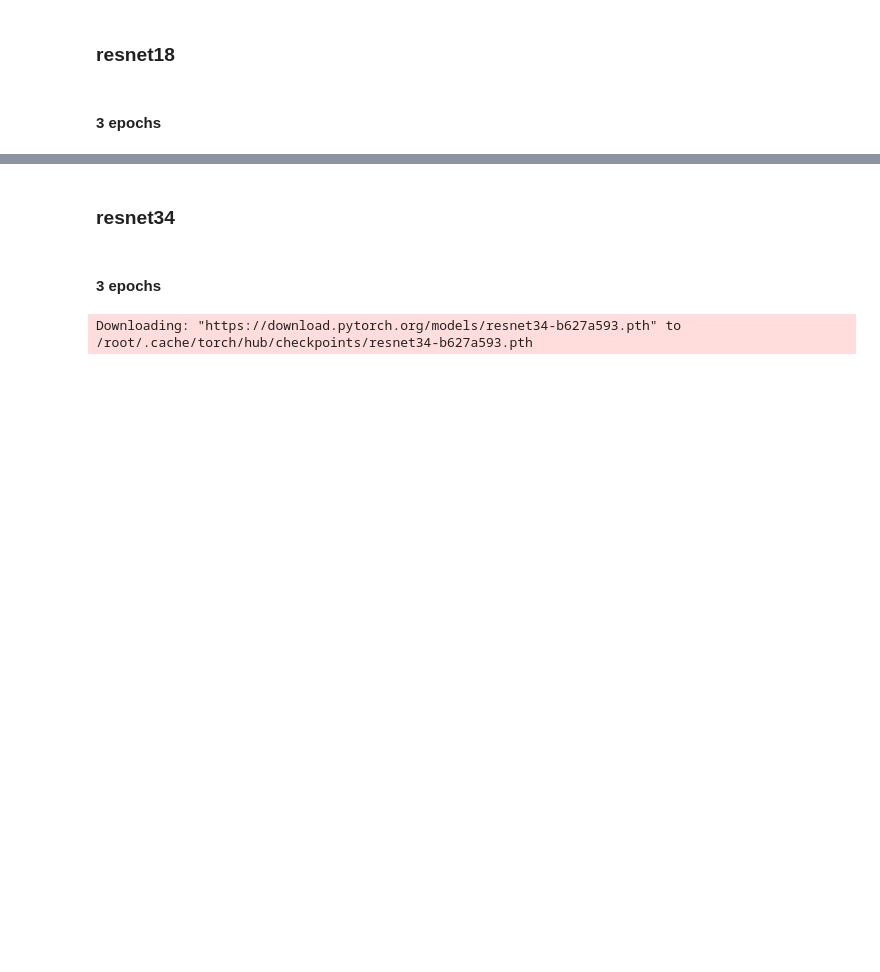
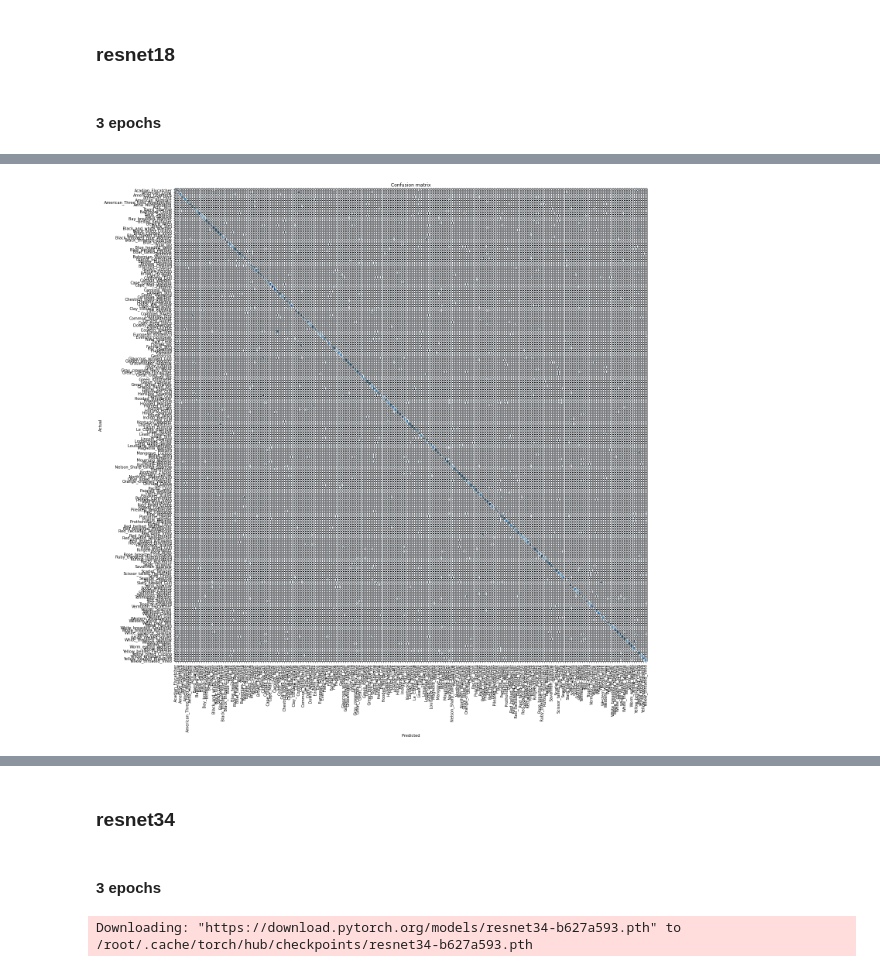
Before and after one commit to jeffvestal/bird_image_identifier, a Jupyter notebook: bird_identifier_v2_ipynb.ipynb, the cells around one changed output, grey strips where cells are left out. Saved outputs shown, nothing was run; the diff lists cells and outputs as text; code cells hidden in the pictures; blank space fills up the shorter version.

```diff
--- a/bird_identifier_v2_ipynb.ipynb
+++ b/bird_identifier_v2_ipynb.ipynb
@@ -119,4 +117,5 @@ Downloading: "https://download.pytorch.org/models/resnet18-f37072fd.pth" to /roo
 # Generate Confusion Matrix
 
 interp = ClassificationInterpretation.from_learner(learn)
-interp.plot_confusion_matrix()
+interp.plot_confusion_matrix(figsize=(20,20))
+# %% [output]
@@ -123,3 +124,4 @@ interp.plot_confusion_matrix()
+[figure, added]
 # %%
 # Show Top losses
 
```
Also changed, not shown: parts of 15 cells of this notebook.
